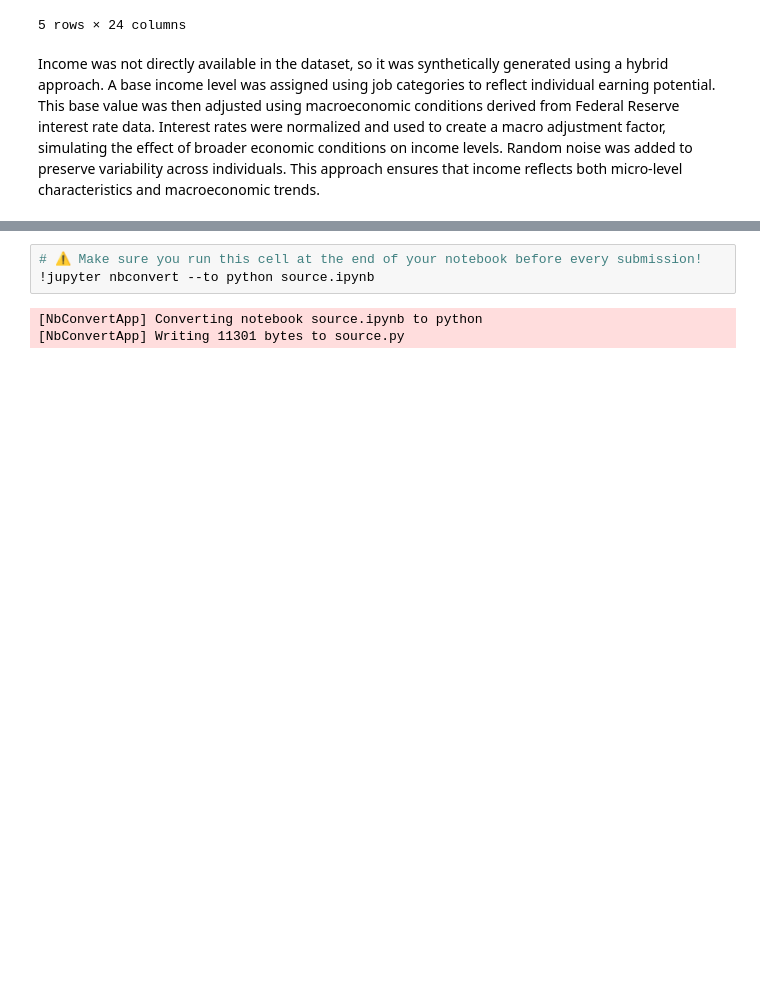
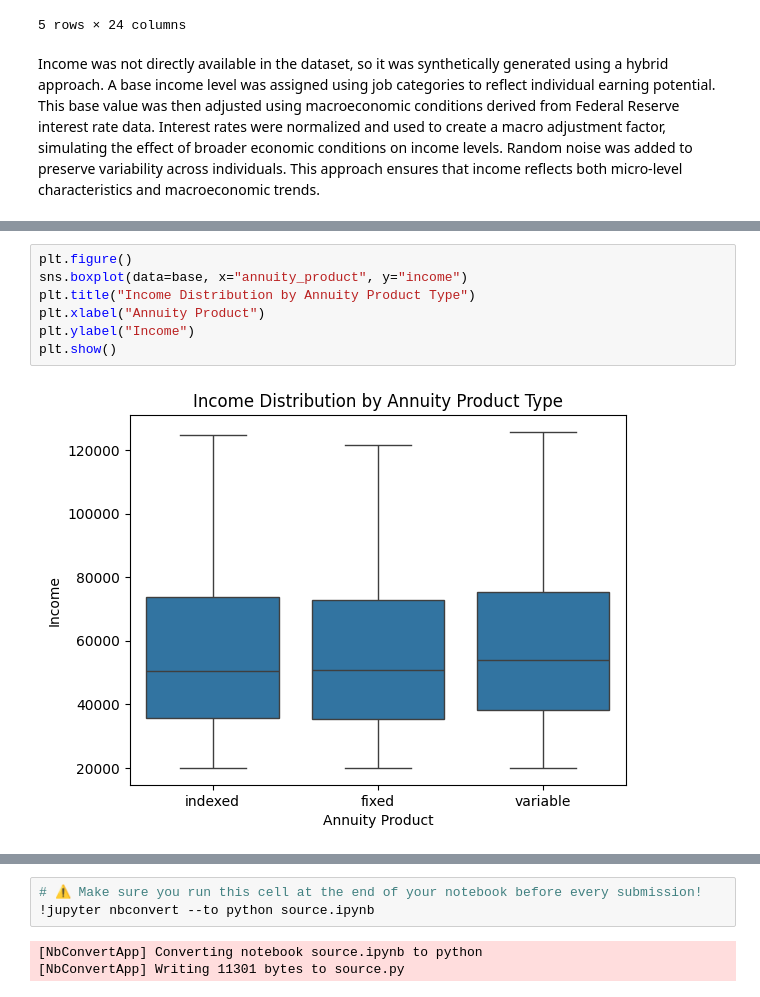
Before and after one commit to IT4063C-Spring26/final-project-slaibne, a Jupyter notebook: source.ipynb, the cells around one changed output, grey strips where cells are left out. Drawn from its saved outputs; the diff is of its cells as text; blank space fills up the shorter version.

```diff
--- a/source.ipynb
+++ b/source.ipynb
@@ -415,0 +492,9 @@ This exploratory data analysis examines how customer demographics (age, income,
+# %%
+plt.figure()
+sns.boxplot(data=base, x="annuity_product", y="income")
+plt.title("Income Distribution by Annuity Product Type")
+plt.xlabel("Annuity Product")
+plt.ylabel("Income")
+plt.show()
+# %% [output]
+[figure, added]
```
Also changed, not shown: parts of 25 cells of this notebook.
